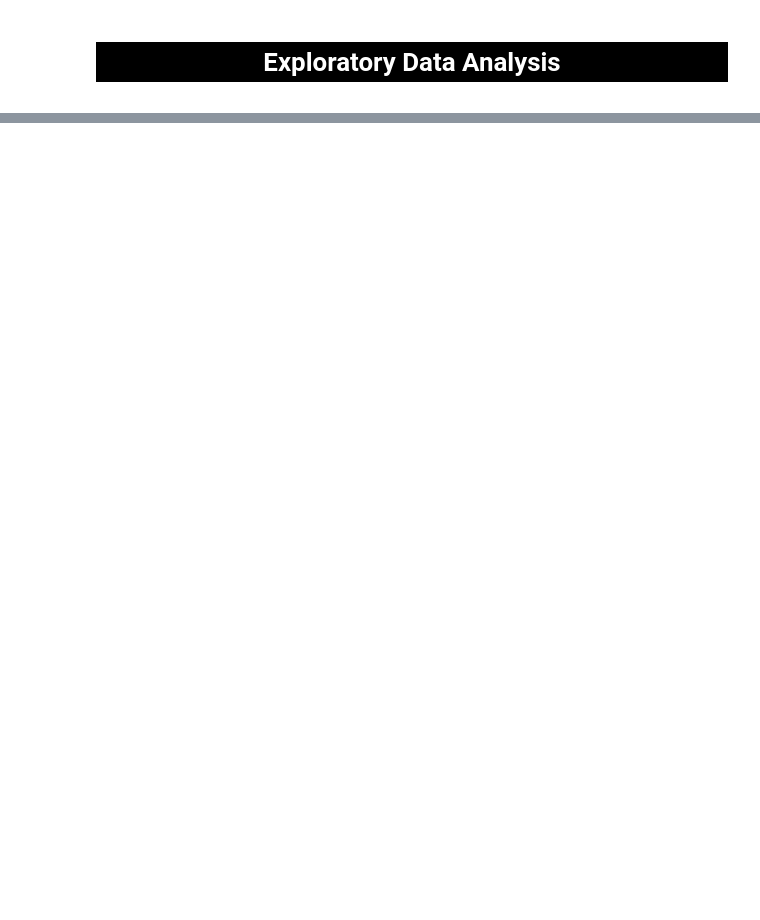
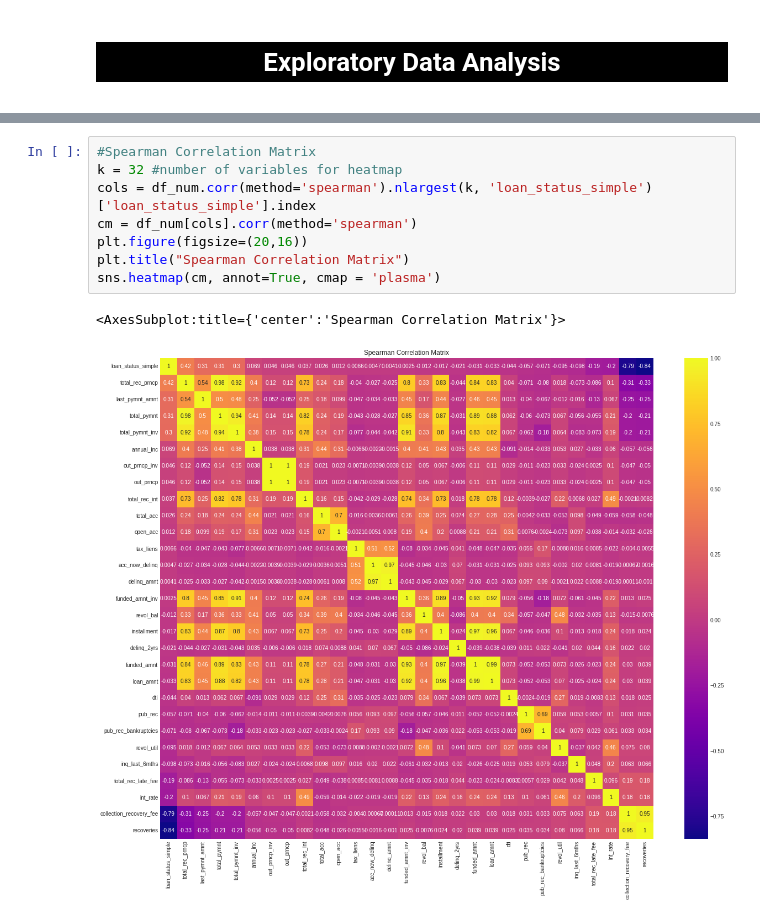
Before and after one commit to almo214/TAMU-Statistics-Projects, a Jupyter notebook: Project_STAT689.ipynb, the cells around one changed output, grey strips where cells are left out. Saved outputs shown, nothing was run; the diff lists cells and outputs as text; blank space fills up the shorter version.

```diff
--- a/Project_STAT689.ipynb
+++ b/Project_STAT689.ipynb
@@ -573,0 +107,11 @@ Fraction of correct choice predictions, Model 4:
+# %%
+#Spearman Correlation Matrix
+k = 32 #number of variables for heatmap
+cols = df_num.corr(method='spearman').nlargest(k, 'loan_status_simple')['loan_status_simple'].index
+cm = df_num[cols].corr(method='spearman')
+plt.figure(figsize=(20,16))
+plt.title("Spearman Correlation Matrix")
+sns.heatmap(cm, annot=True, cmap = 'plasma')
+# %% [output]
+<AxesSubplot:title={'center':'Spearman Correlation Matrix'}>
+[figure, added]
```
Also changed, not shown: parts of 102 cells of this notebook.
